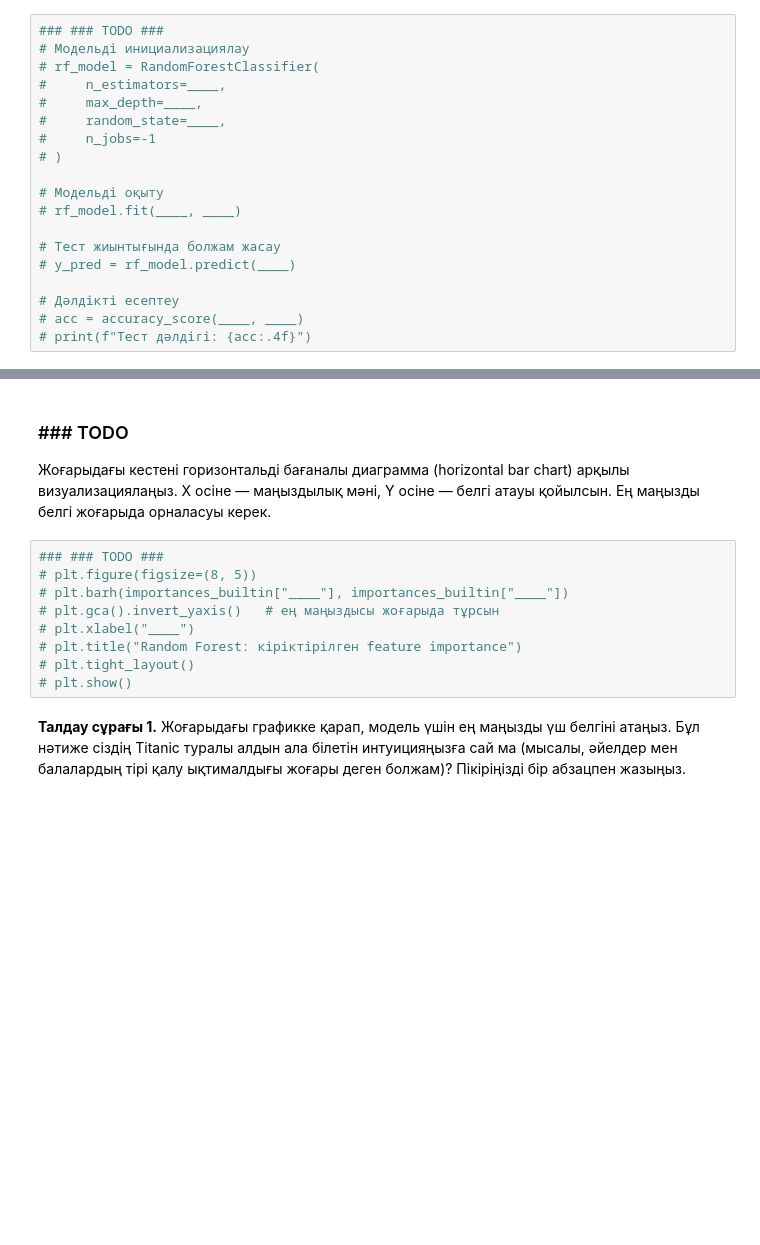
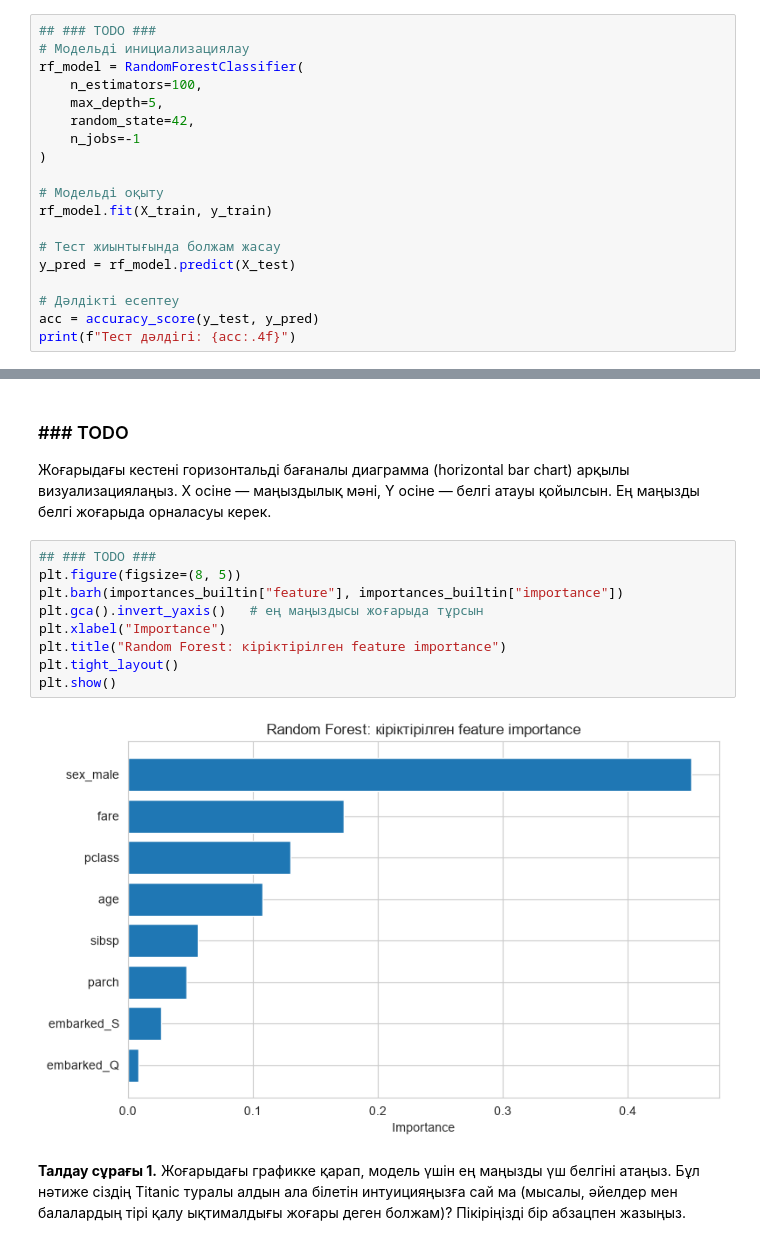
Before and after one commit to beksultann-GQ/Bexs_work, a Jupyter notebook: 01_feature_importance.ipynb, the cells around one changed output, grey strips where cells are left out. Saved outputs shown, nothing was run; the diff lists cells and outputs as text; blank space fills up the shorter version.

```diff
--- a/01_feature_importance.ipynb
+++ b/01_feature_importance.ipynb
@@ -116,21 +151,21 @@ Random Forest — интерпретация есептері үшін ыңға
 
 Төмендегі кодта Random Forest классификаторының параметрлерін толықтырыңыз. Ағаштар саны 300, максималды тереңдігі 8, random_state бекітілген болсын.
 # %%
-### ### TODO ###
+## ### TODO ###
 # Модельді инициализациялау
-# rf_model = RandomForestClassifier(
-#     n_estimators=____,
-#     max_depth=____,
-#     random_state=____,
-#     n_jobs=-1
-# )
+rf_model = RandomForestClassifier(
+    n_estimators=100,
+    max_depth=5,
+    random_state=42,
+    n_jobs=-1
+)
 
 # Модельді оқыту
-# rf_model.fit(____, ____)
+rf_model.fit(X_train, y_train)
 
 # Тест жиынтығында болжам жасау
-# y_pred = rf_model.predict(____)
+y_pred = rf_model.predict(X_test)
 
 # Дәлдікті есептеу
-# acc = accuracy_score(____, ____)
-# print(f"Тест дәлдігі: {acc:.4f}")
+acc = accuracy_score(y_test, y_pred)
+print(f"Тест дәлдігі: {acc:.4f}")
@@ -154,14 +210,16 @@ importances_builtin
 
 Жоғарыдағы кестені горизонтальді бағаналы диаграмма (horizontal bar chart) арқылы визуализациялаңыз. X осіне — маңыздылық мәні, Y осіне — белгі атауы қойылсын. Ең маңызды белгі жоғарыда орналасуы керек.
 # %%
-### ### TODO ###
-# plt.figure(figsize=(8, 5))
-# plt.barh(importances_builtin["____"], importances_builtin["____"])
-# plt.gca().invert_yaxis()   # ең маңыздысы жоғарыда тұрсын
-# plt.xlabel("____")
-# plt.title("Random Forest: кіріктірілген feature importance")
-# plt.tight_layout()
-# plt.show()
+## ### TODO ###
+plt.figure(figsize=(8, 5))
+plt.barh(importances_builtin["feature"], importances_builtin["importance"])
+plt.gca().invert_yaxis()   # ең маңыздысы жоғарыда тұрсын
+plt.xlabel("Importance")
+plt.title("Random Forest: кіріктірілген feature importance")
+plt.tight_layout()
+plt.show()
+# %% [output]
+[figure, added]
 # %% [markdown]
 **Талдау сұрағы 1.** Жоғарыдағы графикке қарап, модель үшін ең маңызды үш белгіні атаңыз. Бұл нәтиже сіздің Titanic туралы алдын ала білетін интуицияңызға сай ма (мысалы, әйелдер мен балалардың тірі қалу ықтималдығы жоғары деген болжам)? Пікіріңізді бір абзацпен жазыңыз.
 # %% [markdown]
```
Also changed, not shown: parts of 12 cells of this notebook, 1 other file.
